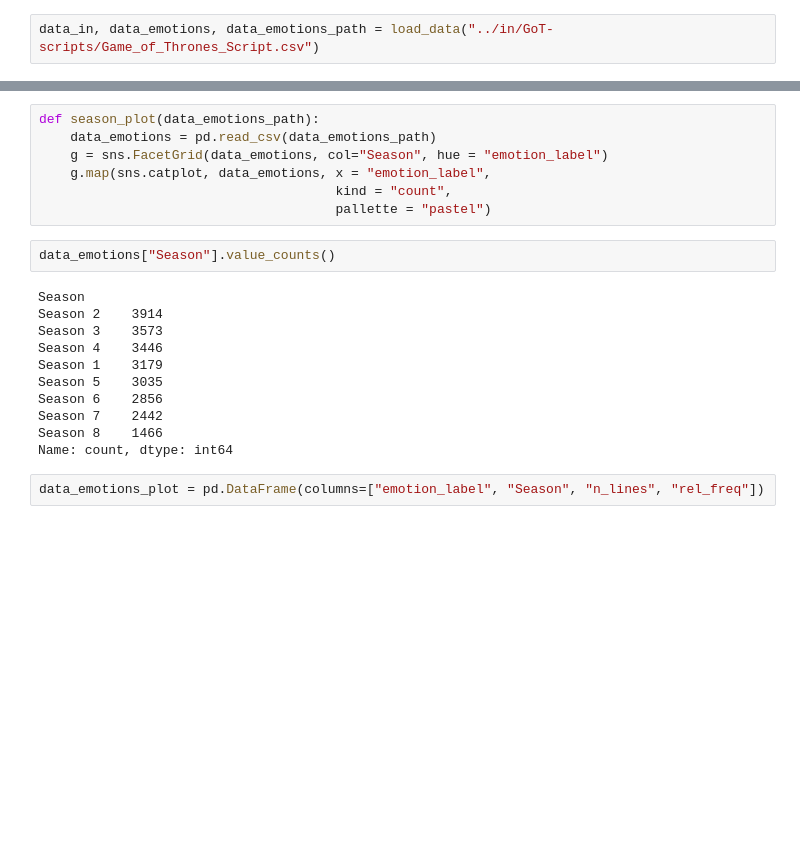
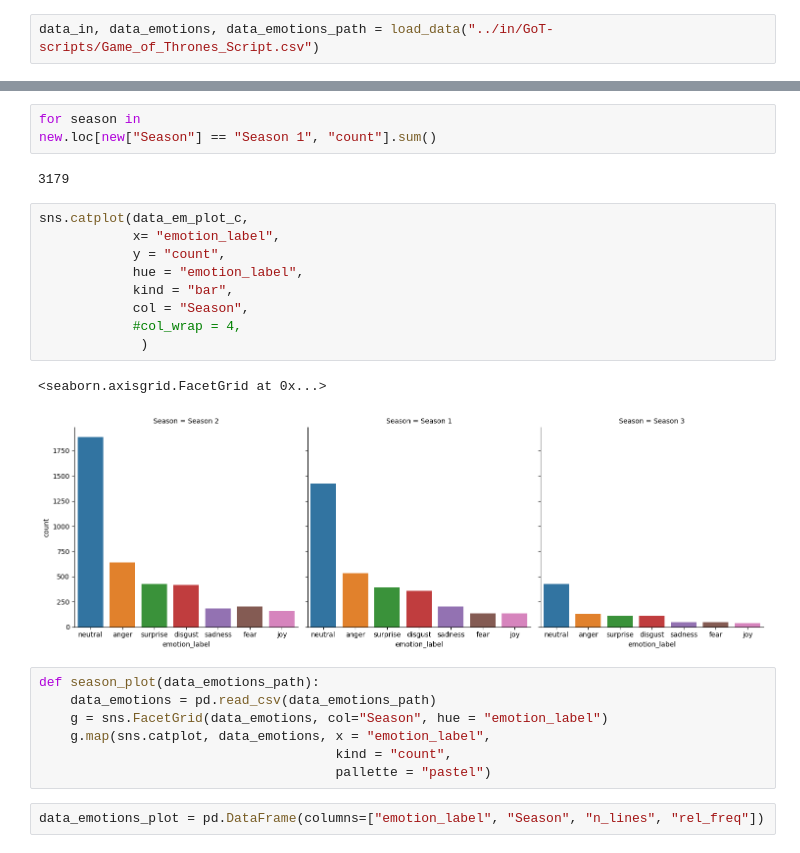
Before and after one commit to lrahbek/cds-lang-assignments, a Jupyter notebook: assignment-4/src/a4_notes.ipynb, the cells around one changed output, grey strips where cells are left out. Saved outputs shown, nothing was run; the diff lists cells and outputs as text; blank space fills up the shorter version.

```diff
--- a/assignment-4/src/a4_notes.ipynb
+++ b/assignment-4/src/a4_notes.ipynb
@@ -63,3 +59,20 @@ Name: 17000, dtype: object
+# %%
+for season in
+new.loc[new["Season"] == "Season 1", "count"].sum()
+# %% [output]
+3179
+# %%
+sns.catplot(data_em_plot_c,
+            x= "emotion_label",
+            y = "count",
+            hue = "emotion_label",
+            kind = "bar",
+            col = "Season",
+            #col_wrap = 4,
+             )
+# %% [output]
+<seaborn.axisgrid.FacetGrid at 0x...>
+[figure, added]
 # %%
 def season_plot(data_emotions_path):
     data_emotions = pd.read_csv(data_emotions_path)
@@ -67,19 +80,6 @@ def season_plot(data_emotions_path):
     g.map(sns.catplot, data_emotions, x = "emotion_label",
                                       kind = "count",
                                       pallette = "pastel")
-# %%
-data_emotions["Season"].value_counts()
-# %% [output]
-Season
-Season 2    3914
-Season 3    3573
-Season 4    3446
-Season 1    3179
-Season 5    3035
-Season 6    2856
-Season 7    2442
-Season 8    1466
-Name: count, dtype: int64
 # %%
 data_emotions_plot = pd.DataFrame(columns=["emotion_label", "Season", "n_lines", "rel_freq"])
 # %%
```
Also changed, not shown: parts of 6 cells of this notebook, 3 other files.
